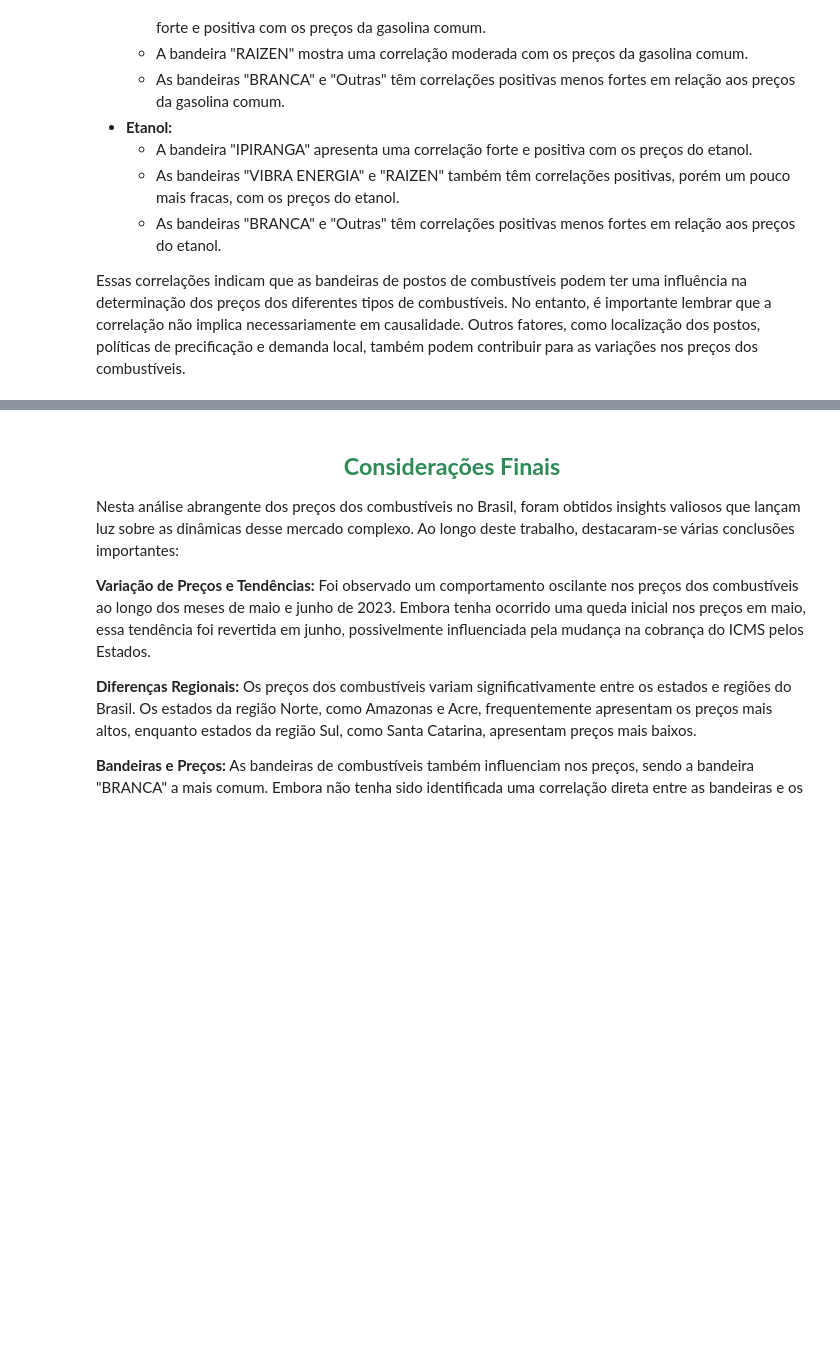
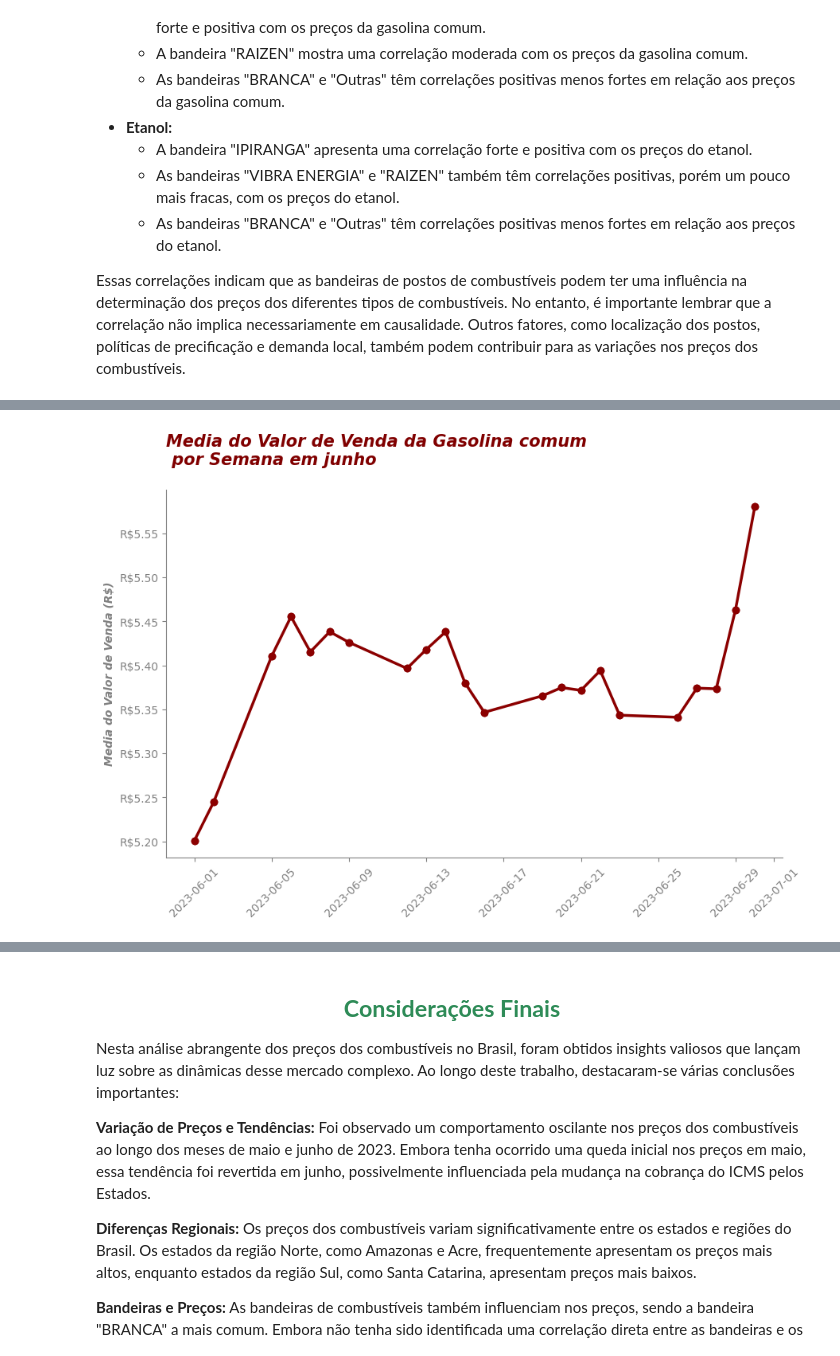
Before and after one commit to davidmidoria/analise_gasolina_etanol, a Jupyter notebook: Relatório_combustiveis.ipynb, the cells around one changed output, grey strips where cells are left out. Cells and saved outputs as stored; diff of their text form; code cells hidden in the pictures; blank space fills up the shorter version.

```diff
--- a/Relatório_combustiveis.ipynb
+++ b/Relatório_combustiveis.ipynb
@@ -630,0 +629,4 @@ Portanto, concluímos que, embora a análise realizada não tenha encontrado uma
+# %%
+sc.gasolina_6()
+# %% [output]
+[figure, added]
```
Also changed, not shown: parts of 6 cells of this notebook.
